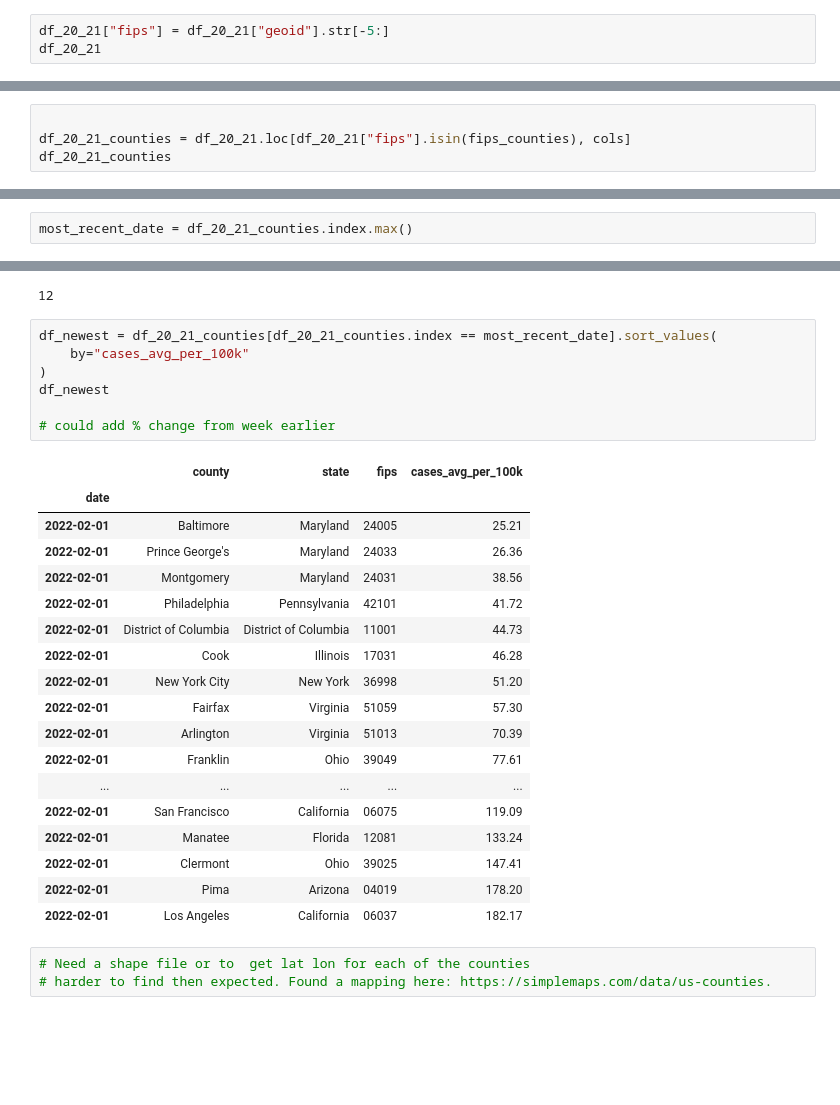
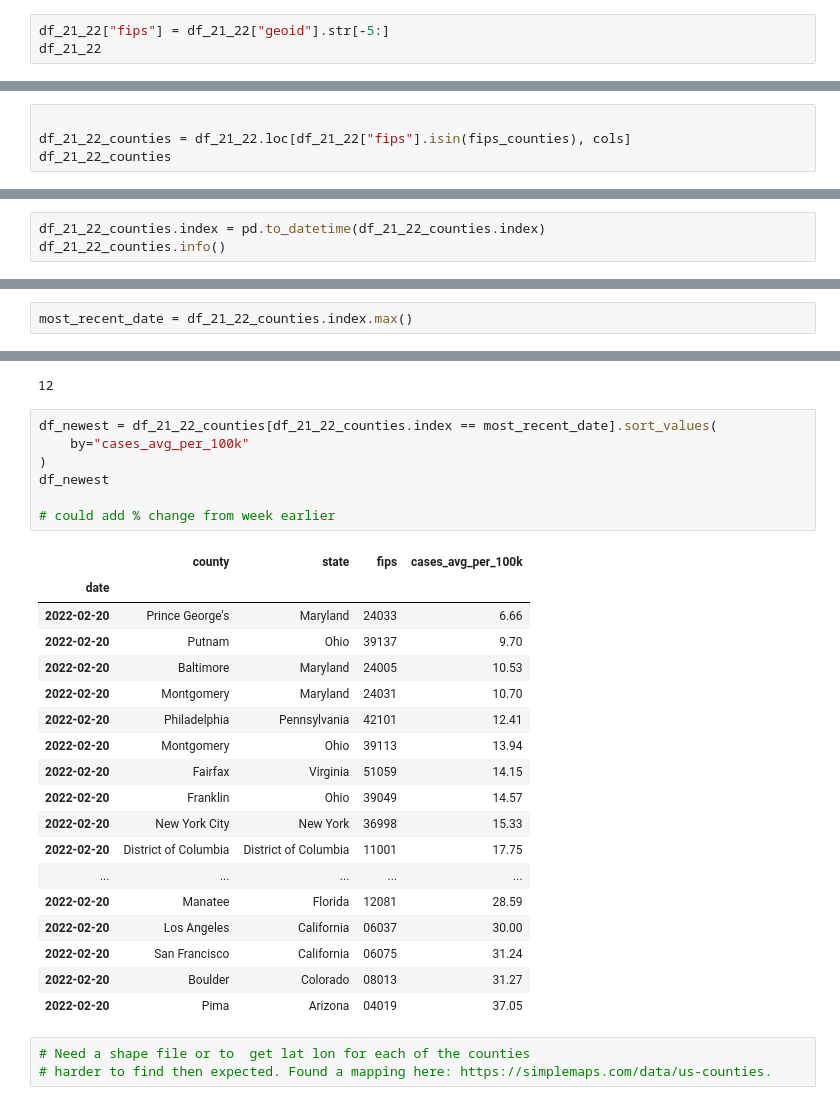
Before and after one commit to discdiver/covid-cities, a Jupyter notebook: notebooks/explore.ipynb, the cells around one changed output, grey strips where cells are left out. Drawn from its saved outputs; the diff is of its cells as text; blank space fills up the shorter version.

```diff
--- a/notebooks/explore.ipynb
+++ b/notebooks/explore.ipynb
@@ -127,8 +156,8 @@ df_21_22.drop_duplicates(subset=["county", "state"])
 # %% [markdown]
 Convert geoid to FIPS code for plotting
 # %%
-df_20_21["fips"] = df_20_21["geoid"].str[-5:]
-df_20_21
+df_21_22["fips"] = df_21_22["geoid"].str[-5:]
+df_21_22
 # %% [output]
 |  | geoid | county | state | cases | cases_avg | cases_avg_per_100k | deaths | deaths_avg | ... |
 | date |  |  |  |  |  |  |  |  | ... |
@@ -179,8 +208,8 @@ fips_counties = [
 cols = ["county", "state", "fips", "cases_avg_per_100k"]
 # %%
 
-df_20_21_counties = df_20_21.loc[df_20_21["fips"].isin(fips_counties), cols]
-df_20_21_counties
+df_21_22_counties = df_21_22.loc[df_21_22["fips"].isin(fips_counties), cols]
+df_21_22_counties
 # %% [output]
 |  | county | state | fips | cases_avg_per_100k |
 | date |  |  |  |  |
@@ -202 +231,4 @@ px.line(
 )
+# %%
+df_21_22_counties.index = pd.to_datetime(df_21_22_counties.index)
+df_21_22_counties.info()
@@ -209,37 +259,37 @@ Scatter geo.
 
 Future direction: could make an animation over time.  Could show the DataFrame for just the most recent day in an app, too.
 # %%
-most_recent_date = df_20_21_counties.index.max()
+most_recent_date = df_21_22_counties.index.max()
 # %%
 int('012'.zfill(5))
 # %% [output]
 12
 # %%
-df_newest = df_20_21_counties[df_20_21_counties.index == most_recent_date].sort_values(
+df_newest = df_21_22_counties[df_21_22_counties.index == most_recent_date].sort_values(
     by="cases_avg_per_100k"
 )
 df_newest
 
 # could add % change from week earlier
 # %% [output]
 |  | county | state | fips | cases_avg_per_100k |
 | date |  |  |  |  |
-| 2022-02-01 | Baltimore | Maryland | 24005 | 25.21 |
-| 2022-02-01 | Prince George's | Maryland | 24033 | 26.36 |
-| 2022-02-01 | Montgomery | Maryland | 24031 | 38.56 |
-| 2022-02-01 | Philadelphia | Pennsylvania | 42101 | 41.72 |
-| 2022-02-01 | District of Columbia | District of Columbia | 11001 | 44.73 |
-| 2022-02-01 | Cook | Illinois | 17031 | 46.28 |
-| 2022-02-01 | New York City | New York | 36998 | 51.20 |
-| 2022-02-01 | Fairfax | Virginia | 51059 | 57.30 |
-| 2022-02-01 | Arlington | Virginia | 51013 | 70.39 |
-| 2022-02-01 | Franklin | Ohio | 39049 | 77.61 |
+| 2022-02-20 | Prince George's | Maryland | 24033 | 6.66 |
+| 2022-02-20 | Putnam | Ohio | 39137 | 9.70 |
+| 2022-02-20 | Baltimore | Maryland | 24005 | 10.53 |
+| 2022-02-20 | Montgomery | Maryland | 24031 | 10.70 |
+| 2022-02-20 | Philadelphia | Pennsylvania | 42101 | 12.41 |
+| 2022-02-20 | Montgomery | Ohio | 39113 | 13.94 |
+| 2022-02-20 | Fairfax | Virginia | 51059 | 14.15 |
+| 2022-02-20 | Franklin | Ohio | 39049 | 14.57 |
+| 2022-02-20 | New York City | New York | 36998 | 15.33 |
+| 2022-02-20 | District of Columbia | District of Columbia | 11001 | 17.75 |
 | ... | ... | ... | ... | ... |
-| 2022-02-01 | San Francisco | California | 06075 | 119.09 |
-| 2022-02-01 | Manatee | Florida | 12081 | 133.24 |
-| 2022-02-01 | Clermont | Ohio | 39025 | 147.41 |
-| 2022-02-01 | Pima | Arizona | 04019 | 178.20 |
-| 2022-02-01 | Los Angeles | California | 06037 | 182.17 |
+| 2022-02-20 | Manatee | Florida | 12081 | 28.59 |
+| 2022-02-20 | Los Angeles | California | 06037 | 30.00 |
+| 2022-02-20 | San Francisco | California | 06075 | 31.24 |
+| 2022-02-20 | Boulder | Colorado | 08013 | 31.27 |
+| 2022-02-20 | Pima | Arizona | 04019 | 37.05 |
 # %%
 # Need a shape file or to  get lat lon for each of the counties
 # harder to find then expected. Found a mapping here: https://simplemaps.com/data/us-counties.
```
Also changed, not shown: parts of 19 cells of this notebook, 2 other files.
